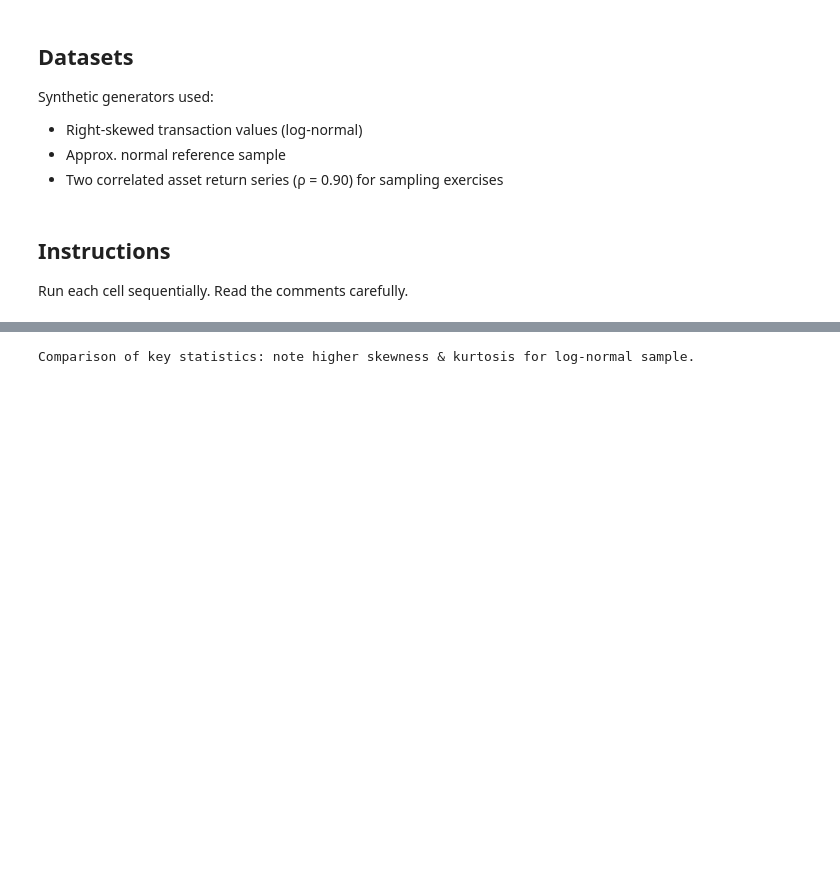
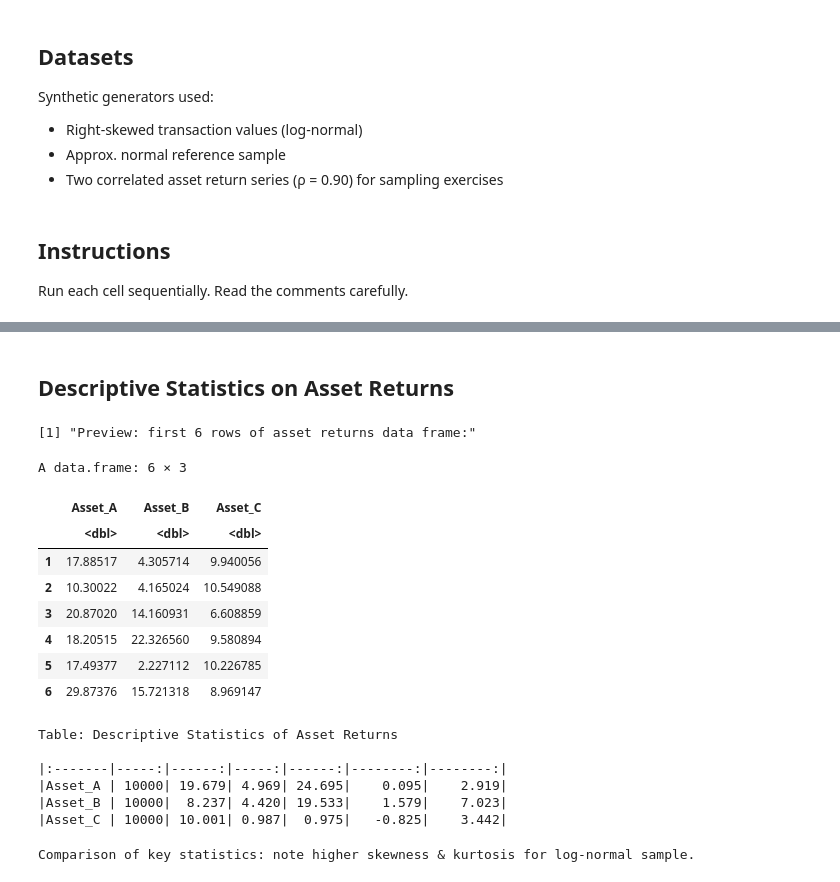
Before and after one commit to my1396/FIN5005-Fall2025, a Jupyter notebook: 01_Lab-1.ipynb, the cells around one changed output, grey strips where cells are left out. Saved outputs shown, nothing was run; the diff lists cells and outputs as text; code cells hidden in the pictures; blank space fills up the shorter version.

```diff
--- a/01_Lab-1.ipynb
+++ b/01_Lab-1.ipynb
@@ -85,0 +106,15 @@ A data.frame: 6 × 2
+# %% [markdown]
+## Descriptive Statistics on Asset Returns
+# %%
+asset_df <- read_csv("")
+# %% [output]
+[1] "Preview: first 6 rows of asset returns data frame:"
+A data.frame: 6 × 3
+|  | Asset_A | Asset_B | Asset_C |
+|  | <dbl> | <dbl> | <dbl> |
+| 1 | 17.88517 | 4.305714 | 9.940056 |
+| 2 | 10.30022 | 4.165024 | 10.549088 |
+| 3 | 20.87020 | 14.160931 | 6.608859 |
+| 4 | 18.20515 | 22.326560 | 9.580894 |
+| 5 | 17.49377 | 2.227112 | 10.226785 |
+| 6 | 29.87376 | 15.721318 | 8.969147 |
@@ -86,3 +134,14 @@ A data.frame: 6 × 2
+# %%
+lapply(asset_df, quick_summary) %>%
+    do.call(rbind, .) %>%
+  kable(digits = 3, caption = "Descriptive Statistics of Asset Returns")
+# %% [output]
+Table: Descriptive Statistics of Asset Returns
+
+|:-------|-----:|------:|-----:|------:|--------:|--------:|
+|Asset_A | 10000| 19.679| 4.969| 24.695|    0.095|    2.919|
+|Asset_B | 10000|  8.237| 4.420| 19.533|    1.579|    7.023|
+|Asset_C | 10000| 10.001| 0.987|  0.975|   -0.825|    3.442|
 # %%
 # ---- Descriptive statistics ----
 summary_skewed <- quick_summary(skewed_sample)
```
Also changed, not shown: parts of 13 cells of this notebook, 10 other files.
